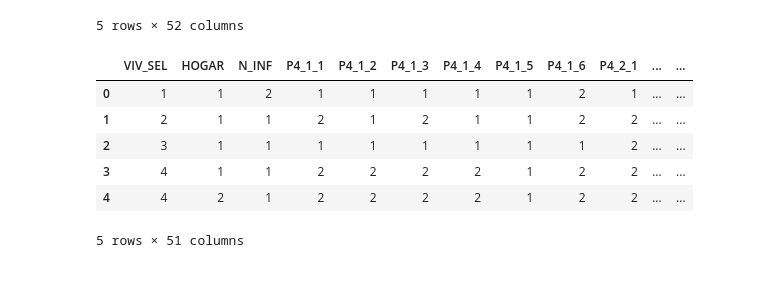
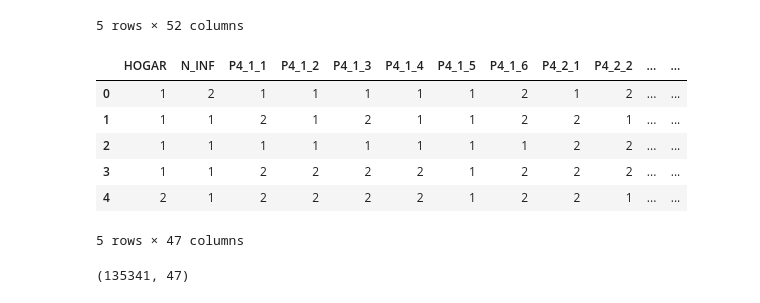
Before and after one commit to HectorCeja/ETL-extract-transform-load, a Jupyter notebook: clustering.ipynb, the cells around one changed output. Cells and saved outputs as stored; diff of their text form; code cells hidden in the pictures.

```diff
--- a/clustering.ipynb
+++ b/clustering.ipynb
@@ -17,15 +17,23 @@ X.head()
 | 3 | 3 | 4 | 1 | 1 | 2 | 2 | 2 | 2 | 1 | 2 | ... | ... |
 | 4 | 4 | 4 | 2 | 1 | 2 | 2 | 2 | 2 | 1 | 2 | ... | ... |
 5 rows × 52 columns
-# %%
-X.drop('Unnamed: 0', 1, inplace=True)
-X.head()
-# %% [output]
-|  | VIV_SEL | HOGAR | N_INF | P4_1_1 | P4_1_2 | P4_1_3 | P4_1_4 | P4_1_5 | P4_1_6 | P4_2_1 | ... | ... |
-| 0 | 1 | 1 | 2 | 1 | 1 | 1 | 1 | 1 | 2 | 1 | ... | ... |
-| 1 | 2 | 1 | 1 | 2 | 1 | 2 | 1 | 1 | 2 | 2 | ... | ... |
-| 2 | 3 | 1 | 1 | 1 | 1 | 1 | 1 | 1 | 1 | 2 | ... | ... |
-| 3 | 4 | 1 | 1 | 2 | 2 | 2 | 2 | 1 | 2 | 2 | ... | ... |
-| 4 | 4 | 2 | 1 | 2 | 2 | 2 | 2 | 1 | 2 | 2 | ... | ... |
-5 rows × 51 columns
+# %%
+X.drop('Unnamed: 0', 1, inplace=True)
+X.drop('EST_DIS', 1, inplace=True)
+X.drop('UPM_DIS', 1, inplace=True)
+X.drop('FAC_HOG', 1, inplace=True)
+X.drop('VIV_SEL', 1, inplace=True)
+X.head()
+# %% [output]
+|  | HOGAR | N_INF | P4_1_1 | P4_1_2 | P4_1_3 | P4_1_4 | P4_1_5 | P4_1_6 | P4_2_1 | P4_2_2 | ... | ... |
+| 0 | 1 | 2 | 1 | 1 | 1 | 1 | 1 | 2 | 1 | 2 | ... | ... |
+| 1 | 1 | 1 | 2 | 1 | 2 | 1 | 1 | 2 | 2 | 1 | ... | ... |
+| 2 | 1 | 1 | 1 | 1 | 1 | 1 | 1 | 1 | 2 | 2 | ... | ... |
+| 3 | 1 | 1 | 2 | 2 | 2 | 2 | 1 | 2 | 2 | 2 | ... | ... |
+| 4 | 2 | 1 | 2 | 2 | 2 | 2 | 1 | 2 | 2 | 1 | ... | ... |
+5 rows × 47 columns
+# %%
+X.shape
+# %% [output]
+(135341, 47)
 # %%
```
Also changed, not shown: parts of 13 cells of this notebook.
